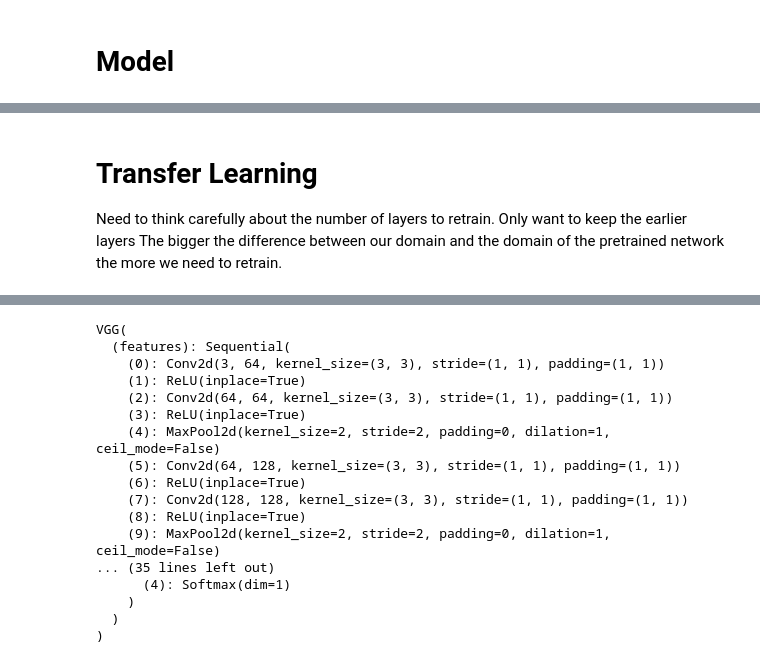
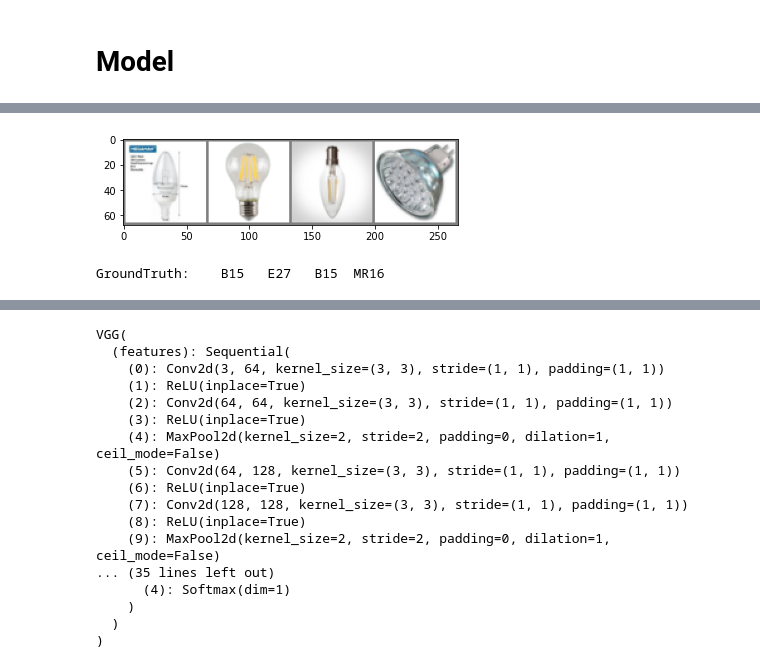
Before and after one commit to AndrewWalker251/bulb_classifier, a Jupyter notebook: bulb_classifier.ipynb, the cells around one changed output, grey strips where cells are left out. Cells and saved outputs as stored; diff of their text form; code cells hidden in the pictures.

```diff
--- a/bulb_classifier.ipynb
+++ b/bulb_classifier.ipynb
@@ -386,9 +321,15 @@ plt.show()
 # %%
-# Create dataset just for 2 classes.
+# Create dataset just for number of classes:
 
-light_bulbs = datasets.ImageFolder(root=r'C:\Users\awalker8\Documents\COVID_Furlow\bulb_class\bulb_2_class',
+NUM_CLASSES = 4
+
+path_to_images = r'C:\Users\awalker8\Documents\COVID_Furlow\bulb_class\bulb_' + str(NUM_CLASSES) + '_class'
+
+
+light_bulbs = datasets.ImageFolder(root=path_to_images,
                                            transform=data_transform)
 
 train, dev, test = create_separate_train_dev_test(light_bulbs, percentages = [0.8,0.1,0.1])
 
-print_examples(test, number_to_show =2)
+
+classes = light_bulbs.classes
@@ -440,5 +336,10 @@ change the layers
-# %% [markdown]
-# Transfer Learning
-
-Need to think carefully about the number of layers to retrain. Only want to keep the earlier layers
-The bigger the difference between our domain and the domain of the pretrained network the more we need to retrain.
+# %%
+dataiter = iter(test)
+images, labels = dataiter.next()
+
+# print images
+imshow(torchvision.utils.make_grid(images))
+print('GroundTruth: ', ' '.join('%5s' % classes[labels[j]] for j in range(4)))
+# %% [output]
+[figure, added]
+GroundTruth:    B15   E27   B15  MR16
```
Also changed, not shown: parts of 38 cells of this notebook, 11 other files.
